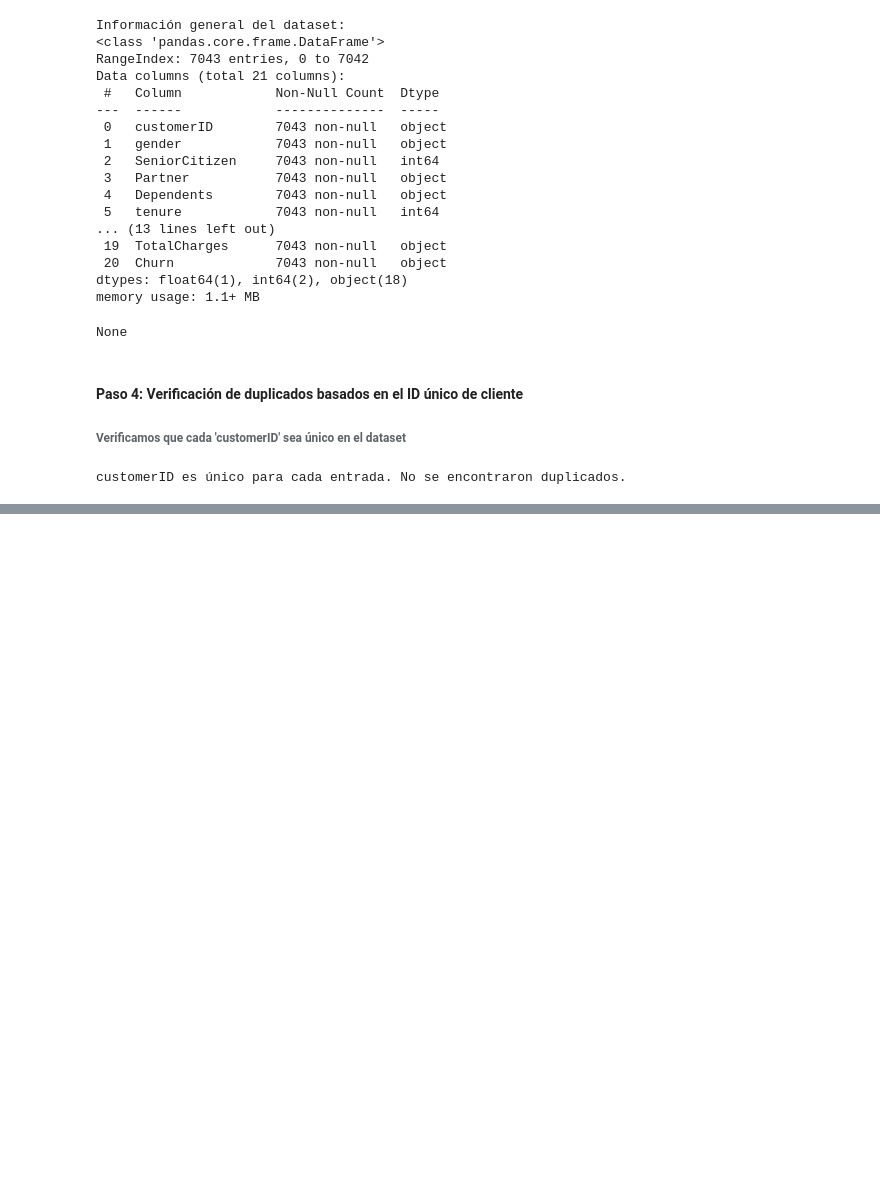
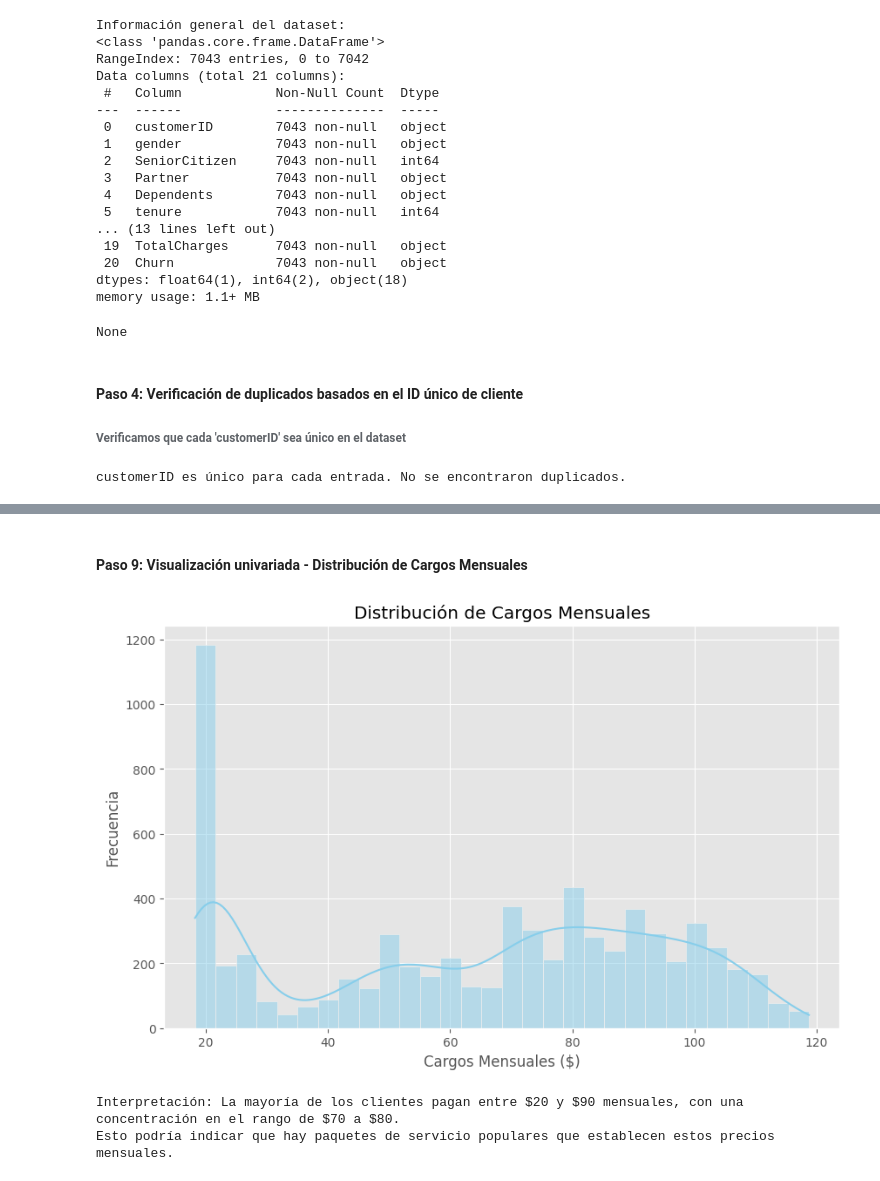
Before and after one commit to Morkand/DataScienceBootcamp, a Jupyter notebook: DataScienceFundamentals/Examenes/Intento3/examen.ipynb, the cells around one changed output, grey strips where cells are left out. Drawn from its saved outputs; the diff is of its cells as text; code cells hidden in the pictures; blank space fills up the shorter version.

```diff
--- a/DataScienceFundamentals/Examenes/Intento3/examen.ipynb
+++ b/DataScienceFundamentals/Examenes/Intento3/examen.ipynb
@@ -71,0 +74,13 @@ customerID es único para cada entrada. No se encontraron duplicados.
+# %%
+# Identificamos las columnas que contienen valores nulos y la cantidad de nulos en cada una
+valores_nulos = df.isnull().sum()
+print("\nValores nulos por columna antes del procesamiento:\n", valores_nulos[valores_nulos > 0])
+
+# Relleno o tratamiento de valores nulos:
+# - TotalCharges: Rellenamos los valores faltantes (nulos) con 0 asumiendo que los clientes nuevos no tienen cargos acumulados.
+df['TotalCharges'] = df['TotalCharges'].replace(' ', pd.NA)  # Reemplazamos espacios en blanco por NA
+df['TotalCharges'] = pd.to_numeric(df['TotalCharges'], errors='coerce').fillna(0)  # Convertimos a numérico y rellenamos nulos con 0
+
+# Verificamos nuevamente los valores nulos después del procesamiento
+valores_nulos = df.isnull().sum()
+print("\nValores nulos por columna después del procesamiento:\n", valores_nulos[valores_nulos > 0])
@@ -74,5 +95,7 @@ customerID es único para cada entrada. No se encontraron duplicados.
 # %%
 # Convertimos columnas con valores "Yes"/"No" a booleanos y otras columnas a categóricas para optimizar el uso de memoria.
+
+# Convertimos columnas booleanas
 bool_columns = ['Partner', 'Dependents', 'PhoneService', 'PaperlessBilling', 'Churn']
 df[bool_columns] = df[bool_columns] == 'Yes'  # Convierte 'Yes' a True y 'No' a False automáticamente
 
@@ -84,6 +107,14 @@ category_columns = ['gender', 'MultipleLines', 'InternetService', 'OnlineSecurit
                     'DeviceProtection', 'TechSupport', 'StreamingTV', 'StreamingMovies', 'Contract', 'PaymentMethod']
 df[category_columns] = df[category_columns].astype('category')
 
+# Convertimos columnas numéricas a tipos más eficientes (por ejemplo, 'int8' para valores pequeños)
+# 'tenure' es la antigüedad en meses, por lo que puede ser convertida a un entero de 8 bits.
+df['tenure'] = df['tenure'].astype('int8')
+
+# 'MonthlyCharges' y 'TotalCharges' son valores monetarios, por lo que podemos usar float32 para optimizar memoria.
+df['MonthlyCharges'] = df['MonthlyCharges'].astype('float32')
+df['TotalCharges'] = df['TotalCharges'].astype('float32')
+
 # Verificamos los tipos de datos después de la conversión
 print("\nTipos de datos después de la conversión:")
 print(df.dtypes)
@@ -89,0 +165,14 @@ print(df.dtypes)
+# %% [markdown]
+#### Paso 9: Visualización univariada - Distribución de Cargos Mensuales
+# %%
+plt.figure(figsize=(10, 6))
+sns.histplot(df['MonthlyCharges'], bins=30, kde=True, color='skyblue')
+plt.title("Distribución de Cargos Mensuales")
+plt.xlabel("Cargos Mensuales ($)")
+plt.ylabel("Frecuencia")
+plt.show()
+print('Interpretación: La mayoría de los clientes pagan entre $20 y $90 mensuales, con una concentración en el rango de $70 a $80.\nEsto podría indicar que hay paquetes de servicio populares que establecen estos precios mensuales.');
+# %% [output]
+[figure, added]
+Interpretación: La mayoría de los clientes pagan entre $20 y $90 mensuales, con una concentración en el rango de $70 a $80.
+Esto podría indicar que hay paquetes de servicio populares que establecen estos precios mensuales.
```
Also changed, not shown: parts of 12 cells of this notebook.
